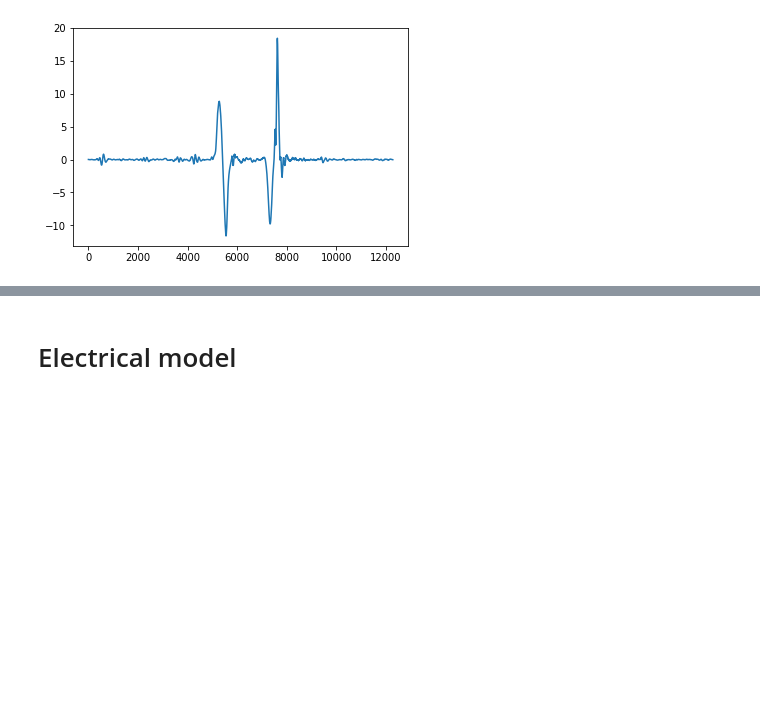
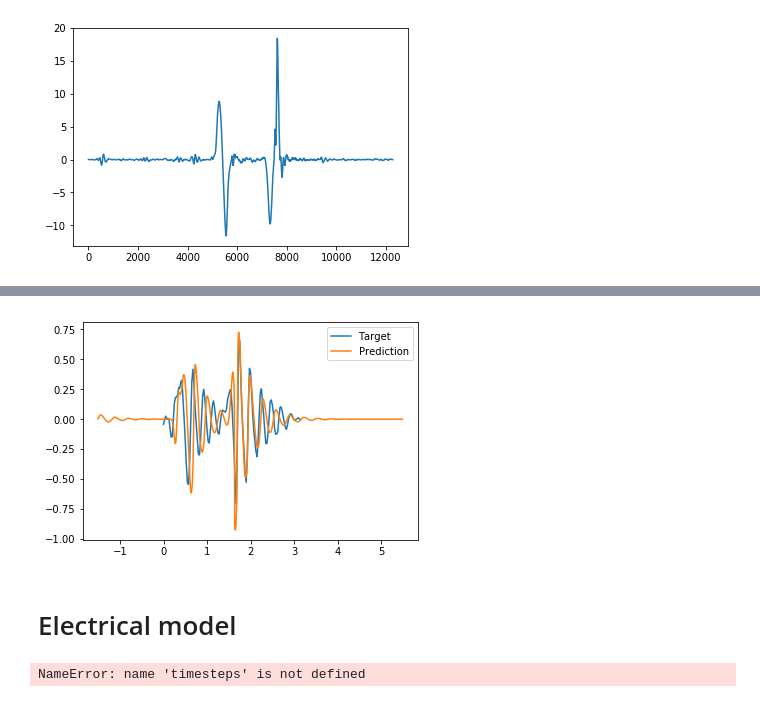
Before and after one commit to mnicstruwig/FlexibleFluxSimulator, a Jupyter notebook: notebooks/2018-11-11-Electrical-model-with-predicted-motion.ipynb, the cells around one changed output, grey strips where cells are left out. Cells and saved outputs as stored; diff of their text form; code cells hidden in the pictures; blank space fills up the shorter version.

Commit message:
Add new gradient calculation method and get_emf_arr method

```diff
--- a/notebooks/2018-11-11-Electrical-model-with-predicted-motion.ipynb
+++ b/notebooks/2018-11-11-Electrical-model-with-predicted-motion.ipynb
@@ -74,5 +77,23 @@ e.poof()
+# %%
+y_dot_actual = np.gradient(y_actual, timesteps)
+y_dot_predicted = np.gradient(y_predicted, time_predicted)
+# %%
+e_dot = MechanicalSystemEvaluator(y_target=y_dot_actual, time_target=timesteps)
+e_dot.fit(y_predicted = y_dot_predicted, time_predicted=time_predicted)
+e_dot.poof()
+# %% [output]
+[figure, added]
 # %% [markdown]
 # Electrical model
+# %%
+# smooth actual data
+from scipy.interpolate import InterpolatedUnivariateSpline
+
+interp = InterpolatedUnivariateSpline(timesteps, y_actual)
+timesteps_smooth = np.linspace(0, timesteps.max(), 1000)
+y_actual_smooth = interp(timesteps_smooth)
+# %% [output]
+NameError: name 'timesteps' is not defined
 # %%
 # flux database
 fdb = FluxDatabase('../Research/fea-flux-curves-numr[1-20-600]-numz[1-20-600]-wdiam[0.127]-2018-03-24[10.45.22].csv', fixed_velocity=0.35)
```
Also changed, not shown: parts of 23 cells of this notebook, 6 other files.
